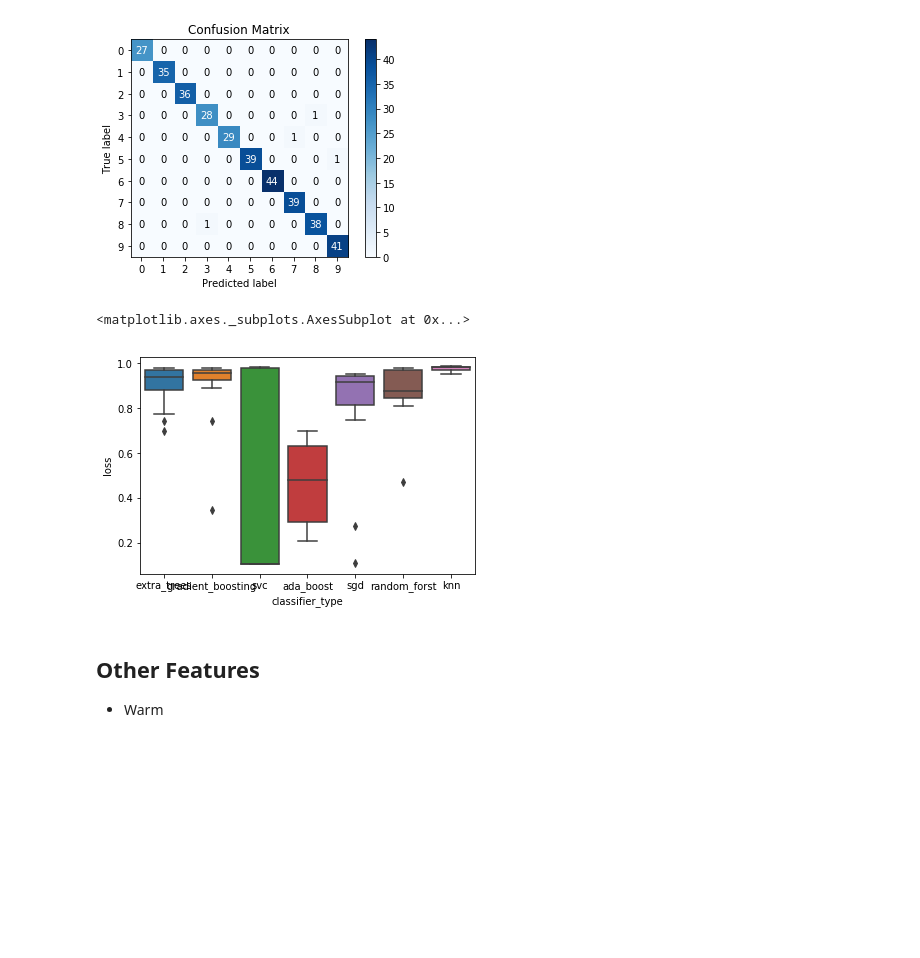
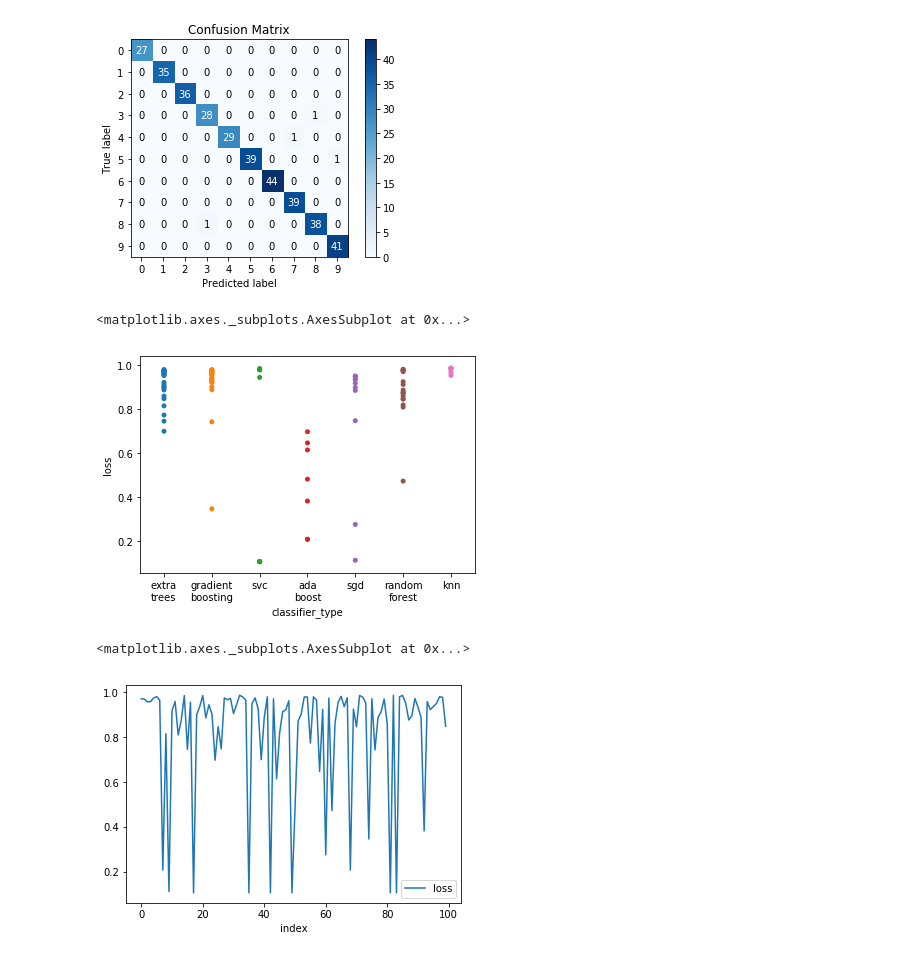
Before and after one commit to lstmemery/hyperopt-sklearn-presentation, a Jupyter notebook: hpsklearnprez.ipynb, the cells around one changed output. Saved outputs shown, nothing was run; the diff lists cells and outputs as text; code cells hidden in the pictures; blank space fills up the shorter version.

```diff
--- a/hpsklearnprez.ipynb
+++ b/hpsklearnprez.ipynb
@@ -86,6 +103,7 @@ joblib.dump(hyperopt_model, "hyperopt_model.pkl")
 # %% [output]
 ['hyperopt_model.pkl']
 # %%
+hyperopt_model = joblib.load("hyperopt_model.pkl")
 hyperopt_predictions = hyperopt_model.predict(test_X)
 
 print(accuracy_score(test_y, hyperopt_predictions).round(3))
@@ -99,24 +117,22 @@ skplt.metrics.plot_confusion_matrix(test_y, hyperopt_predictions)
 <matplotlib.axes._subplots.AxesSubplot at 0x...>
 [figure]
 # %%
-import pandas as pd
-from collections import defaultdict
-
-classifier_types = ["svc", "knn", "random_forst", "extra_trees", "ada_boost", "gradient_boosting", "sgd"]
+classifier_types = ["svc", "knn", "random\nforest", "extra\ntrees", "ada\nboost", "gradient\nboosting", "sgd"]
 
 classifier_performance = defaultdict(list)
 for index, classifier in enumerate(hyperopt_model.trials.trials):
     classifier_performance["index"].append(index)
     classifier_performance["loss"].append(1 - classifier["result"]["loss"]) # We want accuracy
     classifier_performance["classifier_type"].append(classifier_types[classifier['misc']['vals']["mnist"][0]])
 
-sns.boxplot(x="classifier_type",
+sns.stripplot(x="classifier_type",
         y="loss",
         data= pd.DataFrame(classifier_performance))
 # %% [output]
 <matplotlib.axes._subplots.AxesSubplot at 0x...>
-[figure, old version]
+[figure, new version]
-# %% [markdown]
-## Other Features
-
-- Warm
+# %%
+pd.DataFrame(classifier_performance).plot.line(x="index", y="loss")
+# %% [output]
+<matplotlib.axes._subplots.AxesSubplot at 0x...>
+[figure, added]
```
Also changed, not shown: parts of 18 cells of this notebook, 2 other files.
